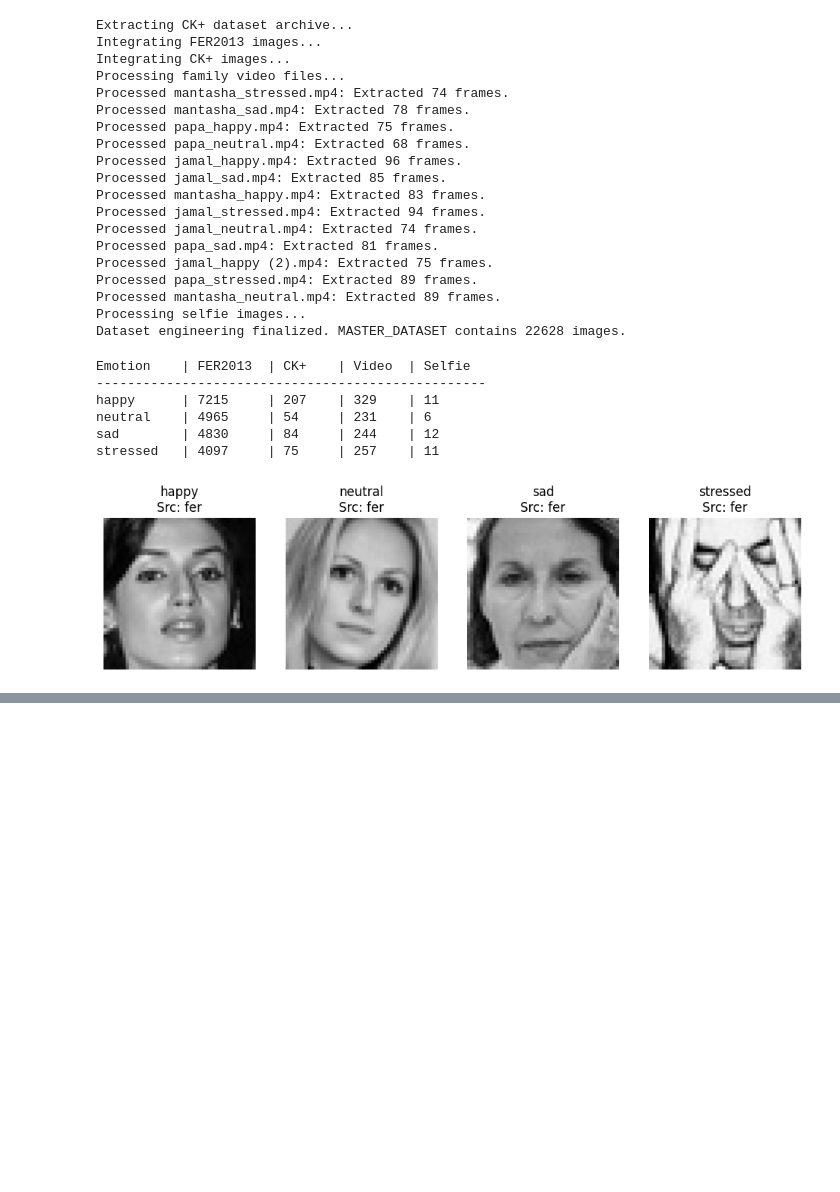
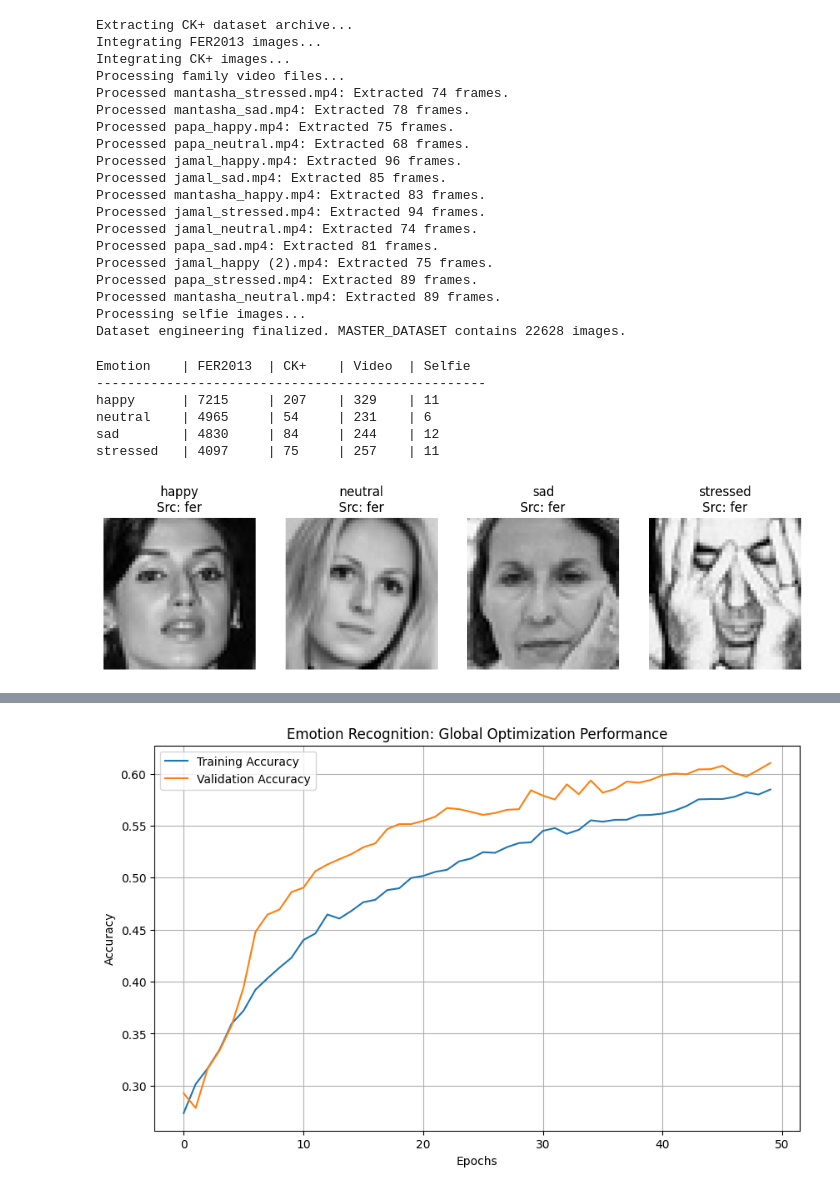
Before and after one commit to Jhnfdn/TRAINING-EMOTION-DATASET, a Jupyter notebook: emotion_FER2013_CNN.ipynb, the cells around one changed output, grey strips where cells are left out. Saved outputs shown, nothing was run; the diff lists cells and outputs as text; code cells hidden in the pictures; blank space fills up the shorter version.

```diff
--- a/emotion_FER2013_CNN.ipynb
+++ b/emotion_FER2013_CNN.ipynb
@@ -1457,0 +1549,96 @@ Epoch 6/10
+# %%
+import tensorflow as tf
+from tensorflow.keras.preprocessing.image import ImageDataGenerator
+from tensorflow.keras.applications import MobileNetV2
+from tensorflow.keras import layers, models, regularizers
+import matplotlib.pyplot as plt
+import numpy as np
+import cv2
+
+# 1. Standardized Preprocessing
+# Utilizing the native MobileNetV2 scaling to ensure compatibility with pre-trained weights
+def preprocess_standard(img):
+    return tf.keras.applications.mobilenet_v2.preprocess_input(img)
+
+# 2. Configuration
+IMG_SIZE = (96, 96)
+BATCH_SIZE = 32 # Reduced batch size for finer gradient updates
+DATASET_PATH = 'MASTER_DATASET'
+
+# 3. Robust Data Generators
+# Increased horizontal flip and rotation to force feature generalization
+datagen = ImageDataGenerator(
+    rotation_range=20,
+    width_shift_range=0.15,
+    height_shift_range=0.15,
+    horizontal_flip=True,
+    preprocessing_function=preprocess_standard,
+    validation_split=0.2
+)
+
+train_generator = datagen.flow_from_directory(
+    DATASET_PATH, target_size=IMG_SIZE, batch_size=BATCH_SIZE,
+    class_mode='categorical', subset='training'
+)
+
+validation_generator = datagen.flow_from_directory(
+    DATASET_PATH, target_size=IMG_SIZE, batch_size=BATCH_SIZE,
+    class_mode='categorical', subset='validation', shuffle=False
+)
+
+# 4. Model Construction
+base_model = MobileNetV2(weights='imagenet', include_top=False, input_shape=(96, 96, 3))
+
+# Global Unfreeze: Allowing all layers to adapt to the facial expression domain
+base_model.trainable = True
+
+model = models.Sequential([
+    base_model,
+    layers.GlobalAveragePooling2D(),
+    layers.Dense(512, activation='relu'),
+    layers.BatchNormalization(),
+    layers.Dropout(0.5),
+    layers.Dense(4, activation='softmax')
+])
+
+# 5. Optimization Strategy
+# Using a very low learning rate (1e-5) to prevent weight explosion
+# Using SGD with Momentum for superior convergence stability over Adam
+optimizer = tf.keras.optimizers.SGD(learning_rate=1e-5, momentum=0.9)
+
+model.compile(optimizer=optimizer, loss='categorical_crossentropy', metrics=['accuracy'])
+
+# Callbacks
+early_stop = tf.keras.callbacks.EarlyStopping(monitor='val_accuracy', patience=10, restore_best_weights=True)
+lr_reducer = tf.keras.callbacks.ReduceLROnPlateau(monitor='val_loss', factor=0.1, patience=5)
+
+# 6. Training Execution
+print("Commencing Global Fine-Tuning Strategy...")
+history = model.fit(
+    train_generator,
+    validation_data=validation_generator,
+    epochs=50,
+    callbacks=[early_stop, lr_reducer]
+)
+
+# 7. Final Model Evaluation
+print("Generating Final Classification Metrics...")
+val_loss, val_acc = model.evaluate(validation_generator)
+print(f"Final Validation Accuracy: {val_acc:.4f}")
+
+# 8. Export to ONNX via CLI
+model.save("global_optimized_model.h5")
+!pip install -q tf2onnx
+!python -m tf2onnx.convert --keras global_optimized_model.h5 --output emotion_model_final.onnx --opset 13
+
+# 9. Performance Visualization
+plt.figure(figsize=(10, 6))
+plt.plot(history.history['accuracy'], label='Training Accuracy')
+plt.plot(history.history['val_accuracy'], label='Validation Accuracy')
+plt.title('Emotion Recognition: Global Optimization Performance')
+plt.xlabel('Epochs')
+plt.ylabel('Accuracy')
+plt.legend()
+plt.grid(True)
+plt.show()
+# %% [output]
@@ -1457,0 +1680 @@ Epoch 6/10
+[figure, added]
```
Also changed, not shown: parts of 4 cells of this notebook.
